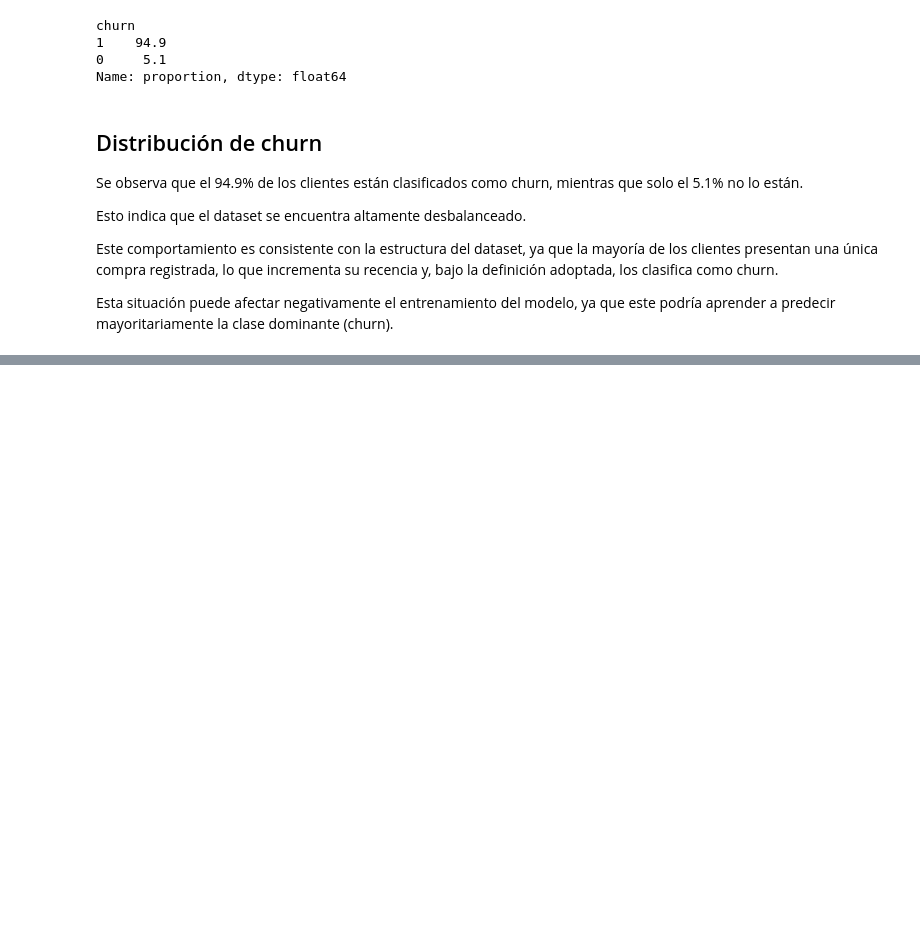
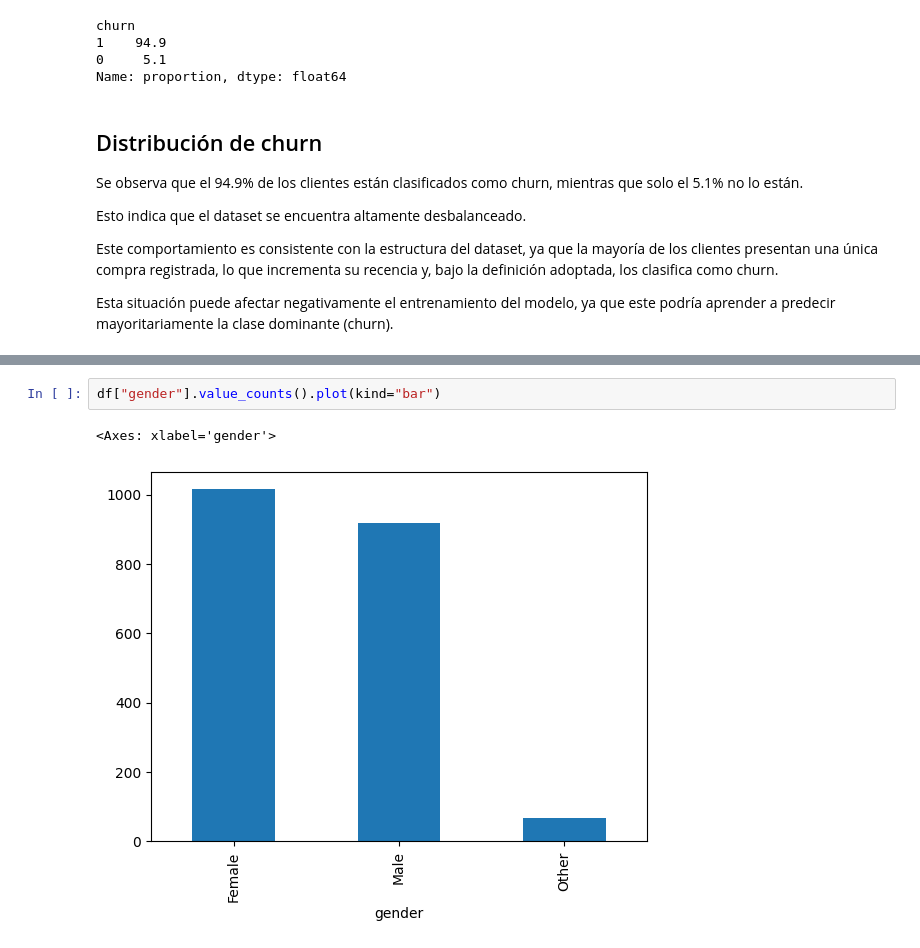
Before and after one commit to JeaCode/ecommerce-churn, a Jupyter notebook: ml/notebooks/01_eda_inicial.ipynb, the cells around one changed output, grey strips where cells are left out. Saved outputs shown, nothing was run; the diff lists cells and outputs as text; blank space fills up the shorter version.

```diff
--- a/ml/notebooks/01_eda_inicial.ipynb
+++ b/ml/notebooks/01_eda_inicial.ipynb
@@ -94,0 +129,5 @@ Esta situación puede afectar negativamente el entrenamiento del modelo, ya que
+# %%
+df["gender"].value_counts().plot(kind="bar")
+# %% [output]
+<Axes: xlabel='gender'>
+[figure, added]
```
Also changed, not shown: parts of 8 cells of this notebook, 7 other files.
